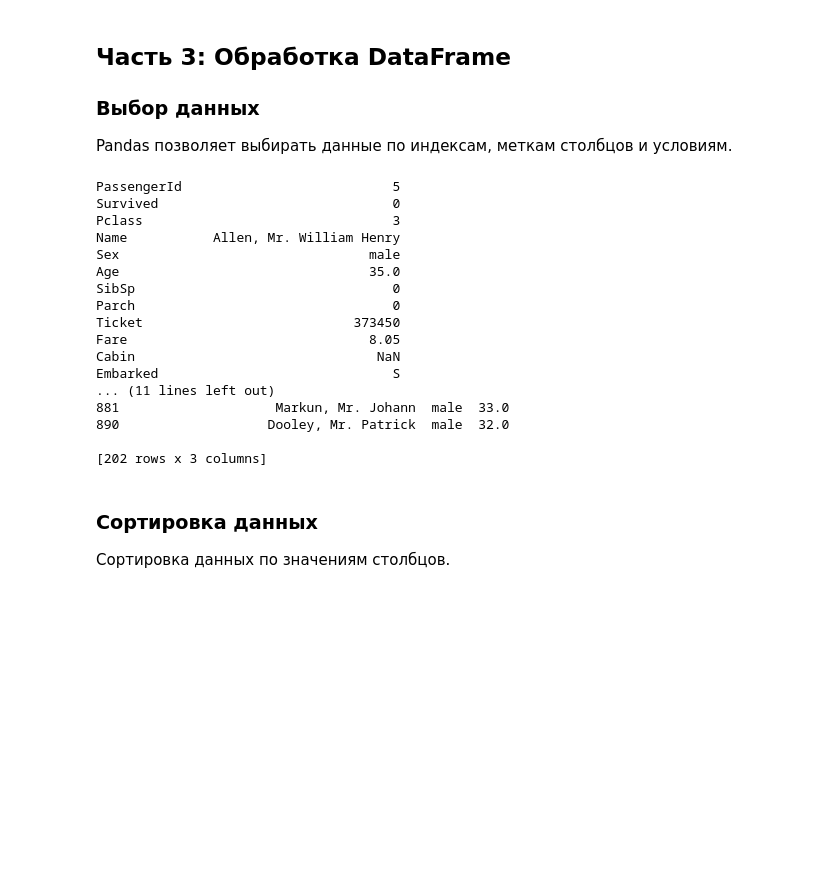
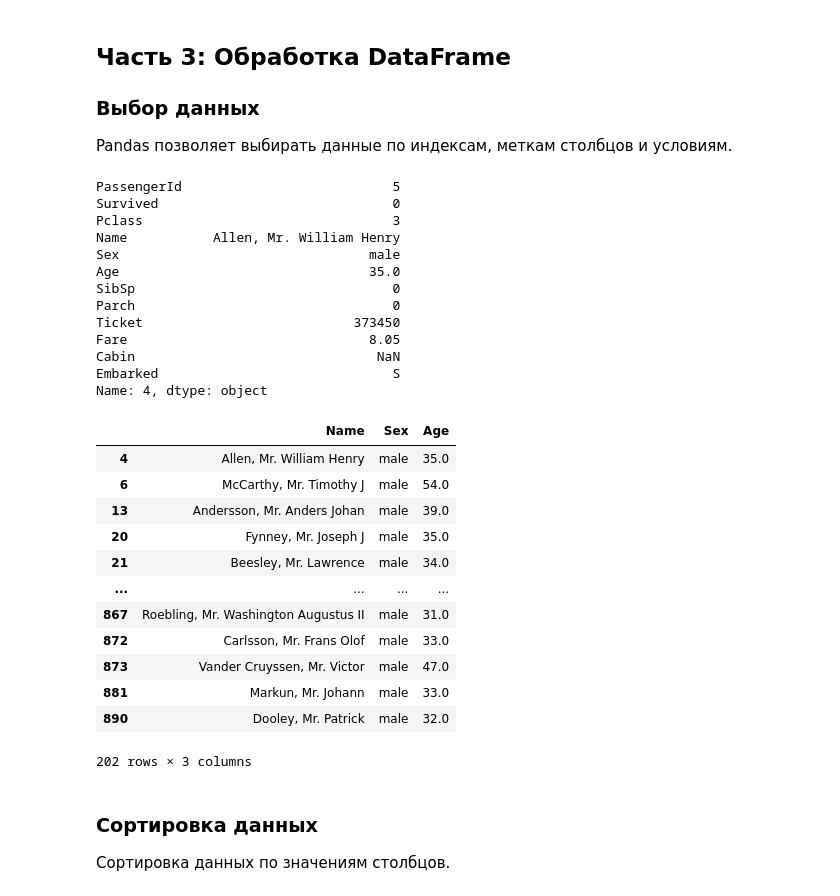
Before and after one commit to ellepheria/labs, a Jupyter notebook: laba2/pandas.ipynb, the cells around one changed output. Drawn from its saved outputs; the diff is of its cells as text; code cells hidden in the pictures; blank space fills up the shorter version.

```diff
--- a/laba2/pandas.ipynb
+++ b/laba2/pandas.ipynb
@@ -192,7 +192,6 @@ print(line5)
 # write your code here
 
 men = titanic[['Name', 'Sex', 'Age']].loc[((titanic['Sex'] == 'male') & (titanic['Age'] > 30))]
-print(men)
 # %% [output]
 PassengerId                           5
 Survived                              0
@@ -206,11 +205,23 @@ Ticket                           373450
 Fare                               8.05
 Cabin                               NaN
 Embarked                              S
-... (11 lines left out)
-881                    Markun, Mr. Johann  male  33.0
-890                   Dooley, Mr. Patrick  male  32.0
-
-[202 rows x 3 columns]
+Name: 4, dtype: object
+# %%
+men
+# %% [output]
+|  | Name | Sex | Age |
+| 4 | Allen, Mr. William Henry | male | 35.0 |
+| 6 | McCarthy, Mr. Timothy J | male | 54.0 |
+| 13 | Andersson, Mr. Anders Johan | male | 39.0 |
+| 20 | Fynney, Mr. Joseph J | male | 35.0 |
+| 21 | Beesley, Mr. Lawrence | male | 34.0 |
+| ... | ... | ... | ... |
+| 867 | Roebling, Mr. Washington Augustus II | male | 31.0 |
+| 872 | Carlsson, Mr. Frans Olof | male | 33.0 |
+| 873 | Vander Cruyssen, Mr. Victor | male | 47.0 |
+| 881 | Markun, Mr. Johann | male | 33.0 |
+| 890 | Dooley, Mr. Patrick | male | 32.0 |
+202 rows × 3 columns
 # %% [markdown]
 ### Сортировка данных
 Сортировка данных по значениям столбцов.
```
Also changed, not shown: parts of 6 cells of this notebook, 1 other file.
